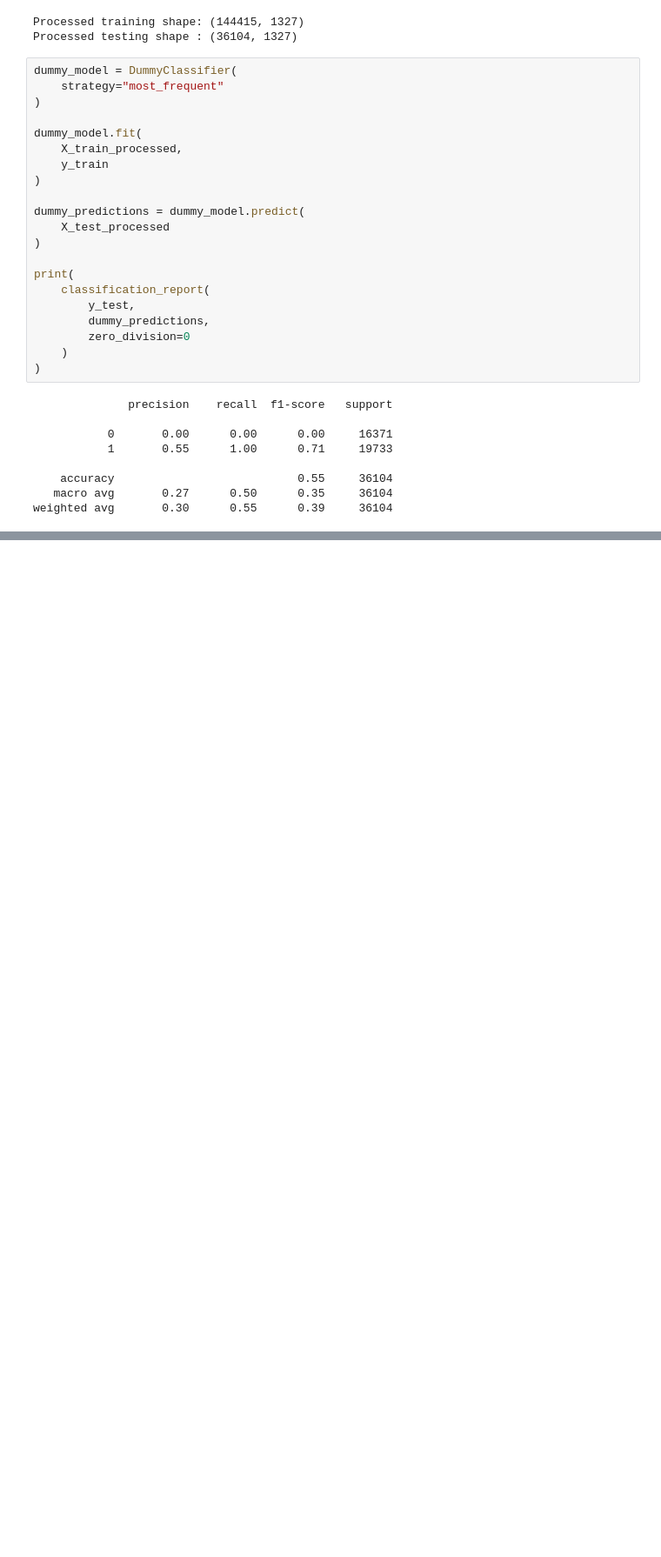
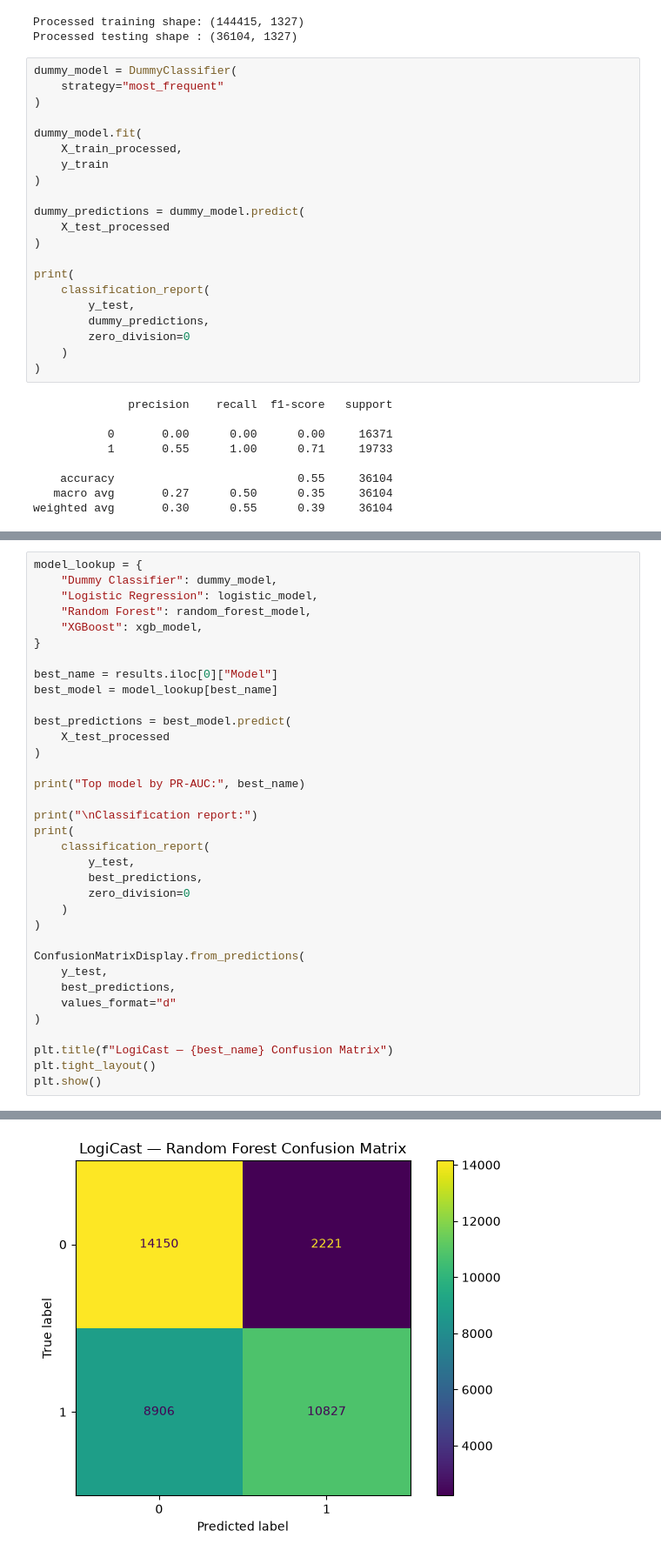
Before and after one commit to kush11-m/LogiCast, a Jupyter notebook: notebooks/03_baseline_models.ipynb, the cells around one changed output, grey strips where cells are left out. Shown at 87% size. Saved outputs shown, nothing was run; the diff lists cells and outputs as text; blank space fills up the shorter version.

```diff
--- a/notebooks/03_baseline_models.ipynb
+++ b/notebooks/03_baseline_models.ipynb
@@ -230,0 +436,36 @@ weighted avg       0.30      0.55      0.39     36104
+# %%
+model_lookup = {
+    "Dummy Classifier": dummy_model,
+    "Logistic Regression": logistic_model,
+    "Random Forest": random_forest_model,
+    "XGBoost": xgb_model,
+}
+
+best_name = results.iloc[0]["Model"]
+best_model = model_lookup[best_name]
+
+best_predictions = best_model.predict(
+    X_test_processed
+)
+
+print("Top model by PR-AUC:", best_name)
+
+print("\nClassification report:")
+print(
+    classification_report(
+        y_test,
+        best_predictions,
+        zero_division=0
+    )
+)
+
+ConfusionMatrixDisplay.from_predictions(
+    y_test,
+    best_predictions,
+    values_format="d"
+)
+
+plt.title(f"LogiCast — {best_name} Confusion Matrix")
+plt.tight_layout()
+plt.show()
+# %% [output]
@@ -230,0 +483 @@ weighted avg       0.30      0.55      0.39     36104
+[figure, added]
```
Also changed, not shown: parts of 19 cells of this notebook, 26 other files.
